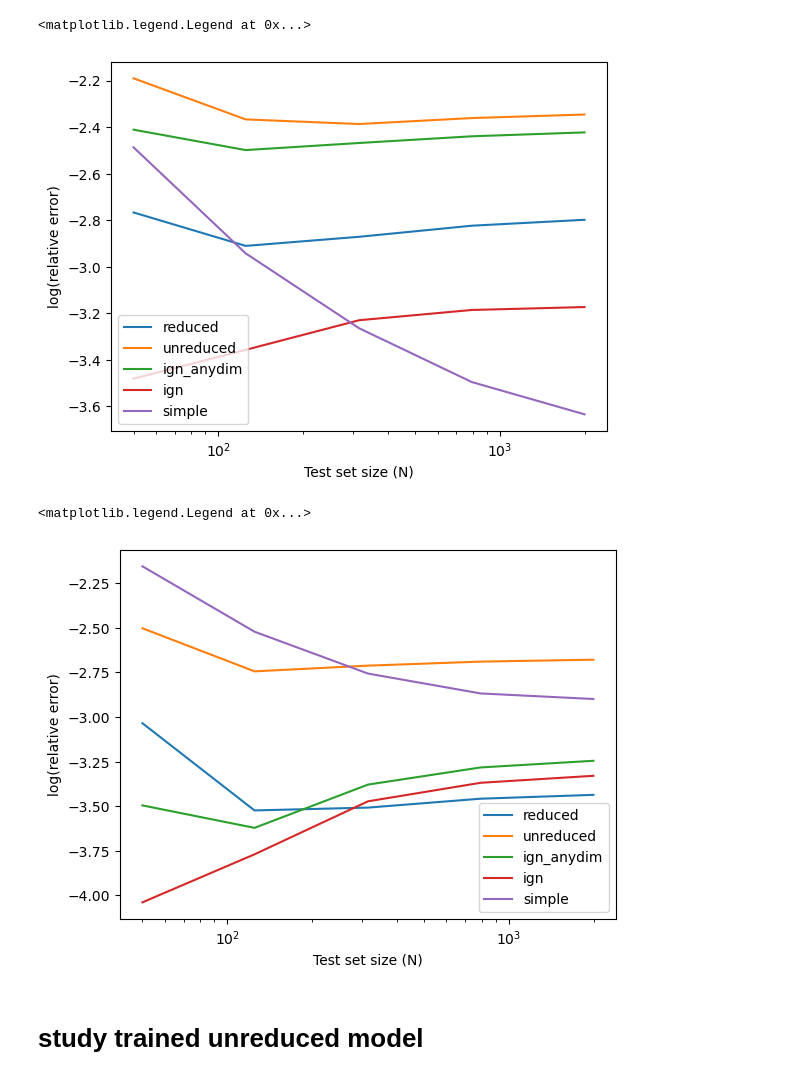
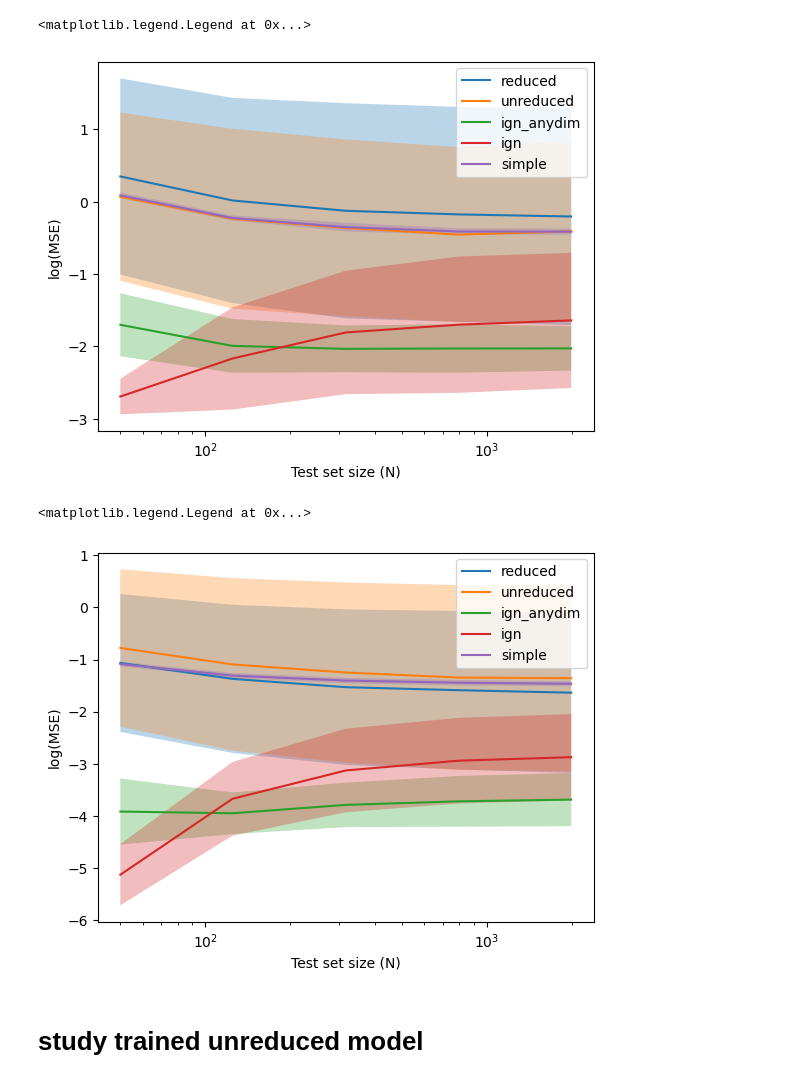
Before and after one commit to yuxinma98/transferring_transferability, a Jupyter notebook: GNN_size_generalizability/notebook.ipynb, the cells around one changed output. Saved outputs shown, nothing was run; the diff lists cells and outputs as text; code cells hidden in the pictures.

```diff
--- a/GNN_size_generalizability/notebook.ipynb
+++ b/GNN_size_generalizability/notebook.ipynb
@@ -161,63 +124,61 @@ num_trials = 10
 log_test_n_range = np.arange(1.7, 3.4, 0.4)
 test_n_range = np.array([int(10**i) for i in log_test_n_range])
 for model in ["reduced", "unreduced", "ign_anydim", "ign", "simple"]:
-    fname = f"results_Gaussian_conditional_triangle_{model}.json"
+    fname = f"results_full_SBM_Gaussian_triangle_{model}.json"
     current_directory = os.getcwd()
     with open(os.path.join("log/size_generalizability", fname), "r") as f:
         results = json.load(f)
     mse_list = [results[model][str(seed)] for seed in range(num_trials)]
     mean_mse = np.mean(np.log(mse_list), axis=0)
-    # std_mse = np.std(mse_list, axis=0)
-
+    std_mse = np.std(np.log(mse_list), axis=0)
     x = np.array(test_n_range)
     plt.plot(x, mean_mse, label=model)
-    # plt.fill_between(
-    #     x,
-    #     mean_mse - std_mse,
-    #     mean_mse + std_mse,
-    #     alpha=0.3,
-    # )
+    plt.fill_between(
+        x,
+        mean_mse - std_mse,
+        mean_mse + std_mse,
+        alpha=0.3,
+    )
 plt.xscale("log")
 # plt.yscale("log")
 plt.xlabel("Test set size (N)")
-plt.ylabel("log(relative error)")
+plt.ylabel("log(MSE)")
 plt.legend()
 # %% [output]
 <matplotlib.legend.Legend at 0x...>
-[figure, old version]
+[figure, new version]
 # %%
 import os, json
 import numpy as np
 import matplotlib.pyplot as plt
 
-num_trials = 20
+num_trials = 10
 log_test_n_range = np.arange(1.7, 3.4, 0.4)
 test_n_range = np.array([int(10**i) for i in log_test_n_range])
 for model in ["reduced", "unreduced", "ign_anydim", "ign", "simple"]:
-    fname = f"results_Sociality_conditional_triangle_{model}.json"
+    fname = f"results_full_SBM_Gaussian_degree_{model}.json"
     current_directory = os.getcwd()
     with open(os.path.join("log/size_generalizability", fname), "r") as f:
         results = json.load(f)
     mse_list = [results[model][str(seed)] for seed in range(num_trials)]
     mean_mse = np.mean(np.log(mse_list), axis=0)
-    # std_mse = np.std(mse_list, axis=0)
-
+    std_mse = np.std(np.log(mse_list), axis=0)
     x = np.array(test_n_range)
     plt.plot(x, mean_mse, label=model)
-    # plt.fill_between(
-    #     x,
-    #     mean_mse - std_mse,
-    #     mean_mse + std_mse,
-    #     alpha=0.3,
-    # )
+    plt.fill_between(
+        x,
+        mean_mse - std_mse,
+        mean_mse + std_mse,
+        alpha=0.3,
+    )
 plt.xscale("log")
 # plt.yscale("log")
 plt.xlabel("Test set size (N)")
-plt.ylabel("log(relative error)")
+plt.ylabel("log(MSE)")
 plt.legend()
 # %% [output]
 <matplotlib.legend.Legend at 0x...>
-[figure, old version]
+[figure, new version]
 # %% [markdown]
 # study trained unreduced model
 # %%
```
Also changed, not shown: parts of 18 cells of this notebook, 14 other files.
